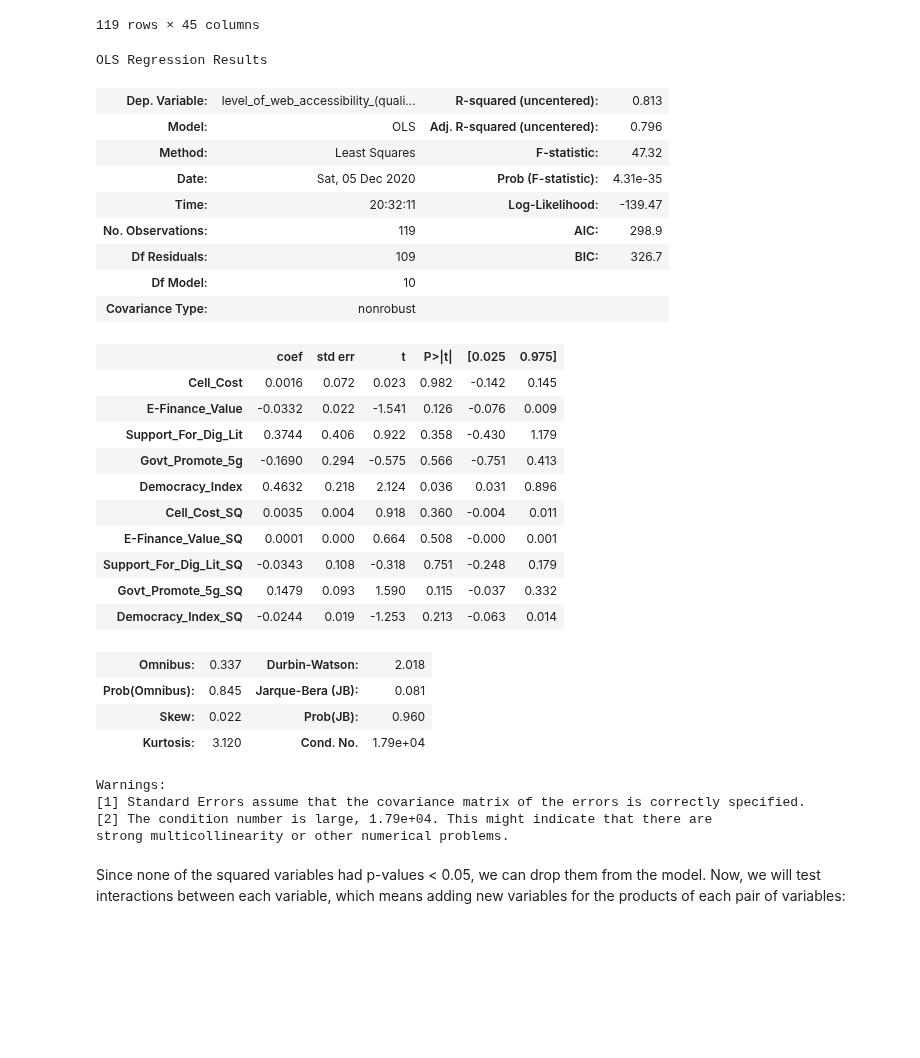
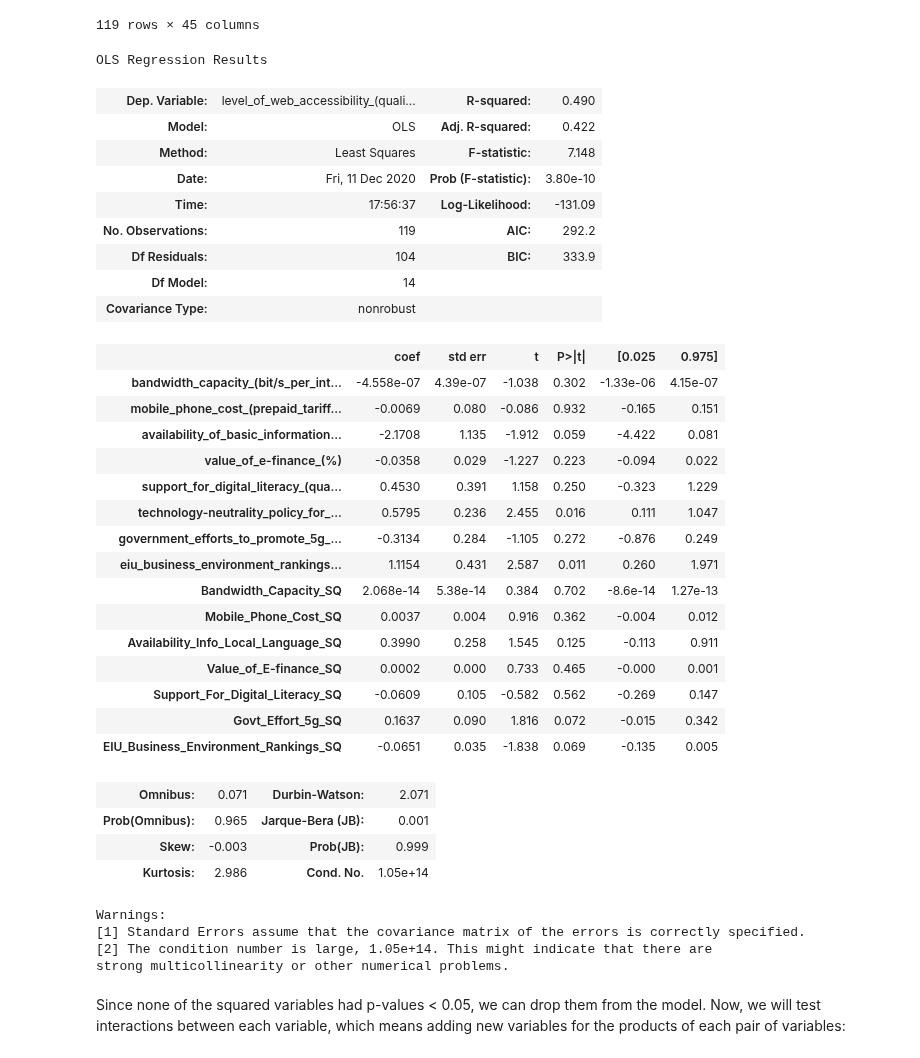
Before and after one commit to tklausner/info2950-project, a Jupyter notebook: Final_Report.ipynb, the cells around one changed output. Drawn from its saved outputs; the diff is of its cells as text; code cells hidden in the pictures; blank space fills up the shorter version.

```diff
--- a/Final_Report.ipynb
+++ b/Final_Report.ipynb
@@ -813,47 +802,55 @@ interaction
 # %%
 internet_data_SQ = full_internet_data.copy()
 coefficients_SQ = coefficients.copy()
-# %%
-internet_data_SQ['Cell_Cost_SQ'] = interaction[6]
-internet_data_SQ['E-Finance_Value_SQ'] = interaction[11]
-internet_data_SQ['Support_For_Dig_Lit_SQ'] = interaction[15]
-internet_data_SQ['Govt_Promote_5g_SQ'] = interaction[18]
-internet_data_SQ['Democracy_Index_SQ'] = interaction[20]
-# %%
-coefficients_SQ.extend(['Cell_Cost_SQ','E-Finance_Value_SQ','Support_For_Dig_Lit_SQ','Govt_Promote_5g_SQ','Democracy_Index_SQ'])
+# %%
+internet_data_SQ['Bandwidth_Capacity_SQ'] = interaction[9]
+internet_data_SQ['Mobile_Phone_Cost_SQ'] = interaction[17]
+internet_data_SQ['Availability_Info_Local_Language_SQ'] = interaction[24]
+internet_data_SQ['Value_of_E-finance_SQ'] = interaction[30]
+internet_data_SQ['Support_For_Digital_Literacy_SQ'] = interaction[35]
+#internet_data_SQ['Technology-neutrality_policy_for_spectrum_use_SQ'] = interaction[39]
+internet_data_SQ['Govt_Effort_5g_SQ'] = interaction[42]
+internet_data_SQ['EIU_Business_Environment_Rankings_SQ'] = interaction[44]
+# %%
+coefficients_SQ.extend(['Bandwidth_Capacity_SQ','Mobile_Phone_Cost_SQ','Availability_Info_Local_Language_SQ','Value_of_E-finance_SQ','Support_For_Digital_Literacy_SQ','Govt_Effort_5g_SQ','EIU_Business_Environment_Rankings_SQ'])
 # %%
-#Regression with the five variables and their squares
-regSQ5 = sm.OLS(y, internet_data_SQ[coefficients_SQ]).fit()
-regSQ5.summary()
+#Regression with the eight variables and their squares
+regSQ8 = sm.OLS(y, internet_data_SQ[coefficients_SQ]).fit()
+regSQ8.summary()
 # %% [output]
 OLS Regression Results
-| Dep. Variable: | level_of_web_accessibility_(quali... | R-squared (uncentered): | 0.813 |
-| Model: | OLS | Adj. R-squared (uncentered): | 0.796 |
-| Method: | Least Squares | F-statistic: | 47.32 |
-| Date: | Sat, 05 Dec 2020 | Prob (F-statistic): | 4.31e-35 |
-| Time: | 20:32:11 | Log-Likelihood: | -139.47 |
-| No. Observations: | 119 | AIC: | 298.9 |
-| Df Residuals: | 109 | BIC: | 326.7 |
-| Df Model: | 10 |  |  |
+| Dep. Variable: | level_of_web_accessibility_(quali... | R-squared: | 0.490 |
+| Model: | OLS | Adj. R-squared: | 0.422 |
+| Method: | Least Squares | F-statistic: | 7.148 |
+| Date: | Fri, 11 Dec 2020 | Prob (F-statistic): | 3.80e-10 |
+| Time: | 17:56:37 | Log-Likelihood: | -131.09 |
+| No. Observations: | 119 | AIC: | 292.2 |
+| Df Residuals: | 104 | BIC: | 333.9 |
+| Df Model: | 14 |  |  |
 | Covariance Type: | nonrobust |  |  |
 |  | coef | std err | t | P>|t| | [0.025 | 0.975] |
-| Cell_Cost | 0.0016 | 0.072 | 0.023 | 0.982 | -0.142 | 0.145 |
-| E-Finance_Value | -0.0332 | 0.022 | -1.541 | 0.126 | -0.076 | 0.009 |
-| Support_For_Dig_Lit | 0.3744 | 0.406 | 0.922 | 0.358 | -0.430 | 1.179 |
-| Govt_Promote_5g | -0.1690 | 0.294 | -0.575 | 0.566 | -0.751 | 0.413 |
-| Democracy_Index | 0.4632 | 0.218 | 2.124 | 0.036 | 0.031 | 0.896 |
-| Cell_Cost_SQ | 0.0035 | 0.004 | 0.918 | 0.360 | -0.004 | 0.011 |
-| E-Finance_Value_SQ | 0.0001 | 0.000 | 0.664 | 0.508 | -0.000 | 0.001 |
-| Support_For_Dig_Lit_SQ | -0.0343 | 0.108 | -0.318 | 0.751 | -0.248 | 0.179 |
-| Govt_Promote_5g_SQ | 0.1479 | 0.093 | 1.590 | 0.115 | -0.037 | 0.332 |
-| Democracy_Index_SQ | -0.0244 | 0.019 | -1.253 | 0.213 | -0.063 | 0.014 |
+| bandwidth_capacity_(bit/s_per_int... | -4.558e-07 | 4.39e-07 | -1.038 | 0.302 | -1.33e-06 | 4.15e-07 |
+| mobile_phone_cost_(prepaid_tariff... | -0.0069 | 0.080 | -0.086 | 0.932 | -0.165 | 0.151 |
+| availability_of_basic_information... | -2.1708 | 1.135 | -1.912 | 0.059 | -4.422 | 0.081 |
+| value_of_e-finance_(%) | -0.0358 | 0.029 | -1.227 | 0.223 | -0.094 | 0.022 |
+| support_for_digital_literacy_(qua... | 0.4530 | 0.391 | 1.158 | 0.250 | -0.323 | 1.229 |
+| technology-neutrality_policy_for_... | 0.5795 | 0.236 | 2.455 | 0.016 | 0.111 | 1.047 |
+| government_efforts_to_promote_5g_... | -0.3134 | 0.284 | -1.105 | 0.272 | -0.876 | 0.249 |
+| eiu_business_environment_rankings... | 1.1154 | 0.431 | 2.587 | 0.011 | 0.260 | 1.971 |
+| Bandwidth_Capacity_SQ | 2.068e-14 | 5.38e-14 | 0.384 | 0.702 | -8.6e-14 | 1.27e-13 |
+| Mobile_Phone_Cost_SQ | 0.0037 | 0.004 | 0.916 | 0.362 | -0.004 | 0.012 |
+| Availability_Info_Local_Language_SQ | 0.3990 | 0.258 | 1.545 | 0.125 | -0.113 | 0.911 |
+| Value_of_E-finance_SQ | 0.0002 | 0.000 | 0.733 | 0.465 | -0.000 | 0.001 |
+| Support_For_Digital_Literacy_SQ | -0.0609 | 0.105 | -0.582 | 0.562 | -0.269 | 0.147 |
+| Govt_Effort_5g_SQ | 0.1637 | 0.090 | 1.816 | 0.072 | -0.015 | 0.342 |
+| EIU_Business_Environment_Rankings_SQ | -0.0651 | 0.035 | -1.838 | 0.069 | -0.135 | 0.005 |
-| Omnibus: | 0.337 | Durbin-Watson: | 2.018 |
-| Prob(Omnibus): | 0.845 | Jarque-Bera (JB): | 0.081 |
-| Skew: | 0.022 | Prob(JB): | 0.960 |
-| Kurtosis: | 3.120 | Cond. No. | 1.79e+04 |
+| Omnibus: | 0.071 | Durbin-Watson: | 2.071 |
+| Prob(Omnibus): | 0.965 | Jarque-Bera (JB): | 0.001 |
+| Skew: | -0.003 | Prob(JB): | 0.999 |
+| Kurtosis: | 2.986 | Cond. No. | 1.05e+14 |
 Warnings:
 [1] Standard Errors assume that the covariance matrix of the errors is correctly specified.
-[2] The condition number is large, 1.79e+04. This might indicate that there are
+[2] The condition number is large, 1.05e+14. This might indicate that there are
 strong multicollinearity or other numerical problems.
 # %% [markdown]
 Since none of the squared variables had p-values < 0.05, we can drop them from the model. Now, we will test interactions between each variable, which means adding new variables for the products of each pair of variables:
```
Also changed, not shown: parts of 18 cells of this notebook, 1 other file.
